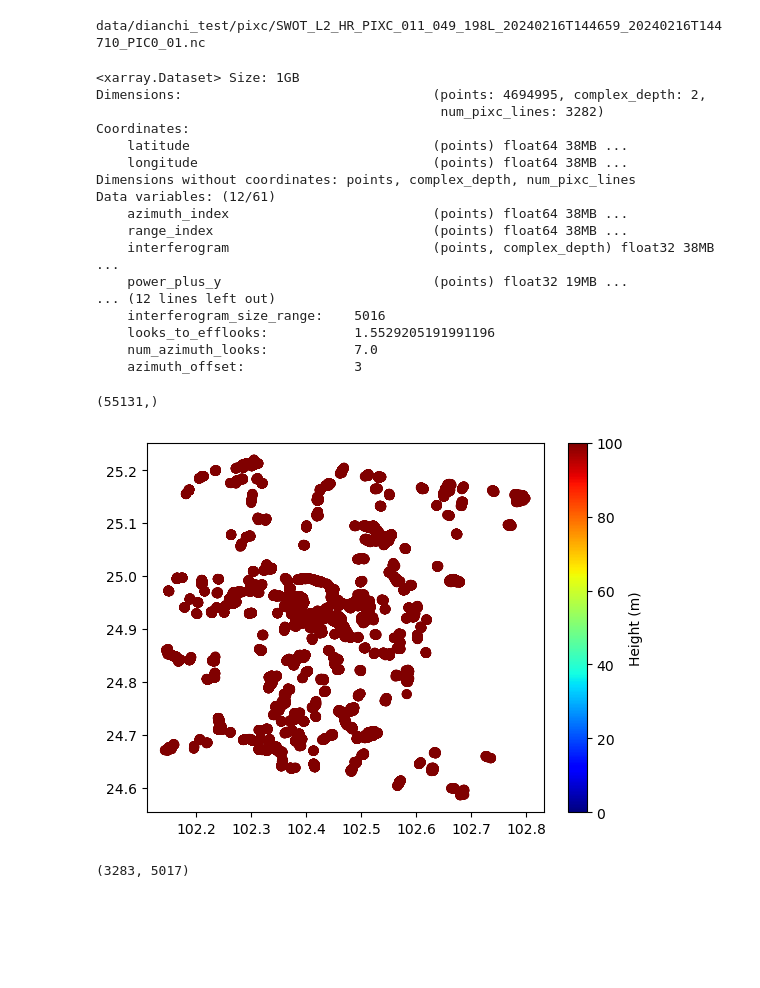
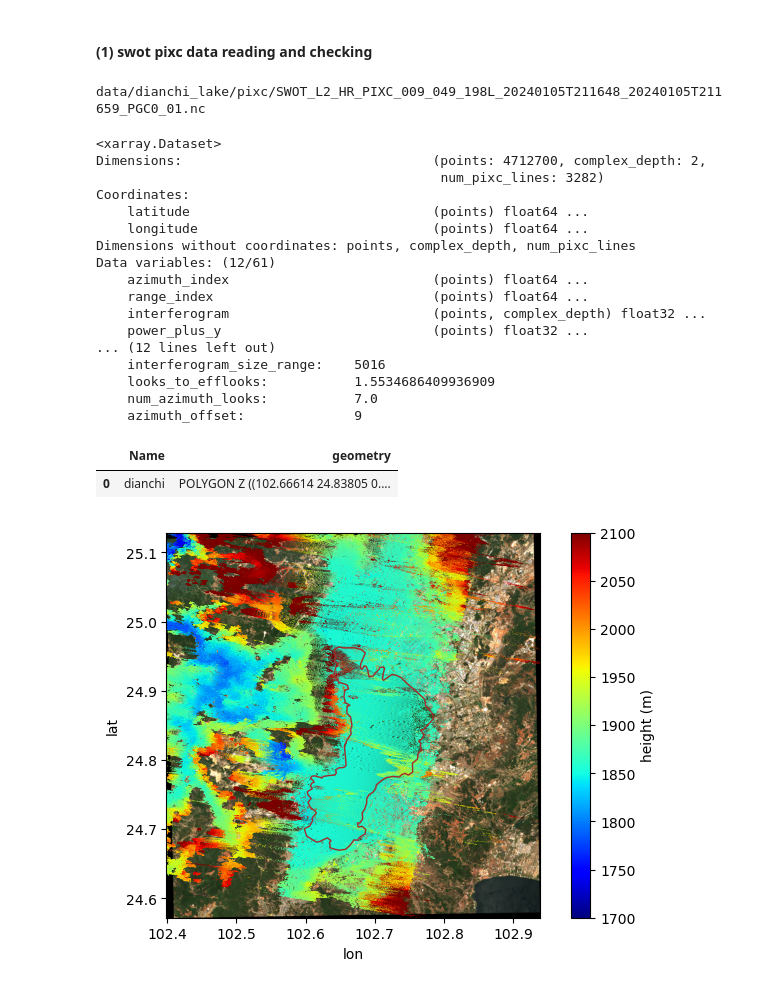
Before and after one commit to xinluo2018/swot-tool, a Jupyter notebook: notebooks/2_dianchi_lake_pixc.ipynb, the cells around one changed output. Saved outputs shown, nothing was run; the diff lists cells and outputs as text; code cells hidden in the pictures; blank space fills up the shorter version.

```diff
--- a/notebooks/2_dianchi_lake_pixc.ipynb
+++ b/notebooks/2_dianchi_lake_pixc.ipynb
@@ -10,38 +15,57 @@ import matplotlib.pyplot as plt
 # %%
 dir_save_pixc = 'data/dianchi_lake/pixc'
 path_dianchi_vec = 'data/dianchi_lake/dianchi_vector.gpkg'
+path_img = 'data/rsimg/dianchi_s2_20200511_wgs84.tif'
+# %% [markdown]
+#### (1) swot pixc data reading and checking
 # %%
 ## Check original .nc raster file.
 paths_file = [os.path.join(dir_save_pixc, file) for file in os.listdir(dir_save_pixc) if 'PIXC_' in file and '.nc' in file]
-print(paths_file[0])
-pixc_nc = xr.open_dataset(paths_file[0], group='pixel_cloud')
+paths_file = sorted(paths_file)
+id = 0
+print(paths_file[id])
+## read one pixc data
+pixc_nc = xr.open_dataset(paths_file[id], group='pixel_cloud')
 pixc_nc
 # %% [output]
-data/dianchi_test/pixc/SWOT_L2_HR_PIXC_011_049_198L_20240216T144659_20240216T144710_PIC0_01.nc
+data/dianchi_lake/pixc/SWOT_L2_HR_PIXC_009_049_198L_20240105T211648_20240105T211659_PGC0_01.nc
-<xarray.Dataset> Size: 1GB
-Dimensions:                                (points: 4694995, complex_depth: 2,
+<xarray.Dataset>
+Dimensions:                                (points: 4712700, complex_depth: 2,
                                             num_pixc_lines: 3282)
 Coordinates:
-    latitude                               (points) float64 38MB ...
-    longitude                              (points) float64 38MB ...
+    latitude                               (points) float64 ...
+    longitude                              (points) float64 ...
 Dimensions without coordinates: points, complex_depth, num_pixc_lines
 Data variables: (12/61)
-    azimuth_index                          (points) float64 38MB ...
-    range_index                            (points) float64 38MB ...
-    interferogram                          (points, complex_depth) float32 38MB ...
-    power_plus_y                           (points) float32 19MB ...
+    azimuth_index                          (points) float64 ...
+    range_index                            (points) float64 ...
+    interferogram                          (points, complex_depth) float32 ...
+    power_plus_y                           (points) float32 ...
 ... (12 lines left out)
     interferogram_size_range:    5016
-    looks_to_efflooks:           1.5529205191991196
+    looks_to_efflooks:           1.5534686409936909
     num_azimuth_looks:           7.0
-    azimuth_offset:              3
+    azimuth_offset:              9
+# %%
+## auxiliary data
+## read remote sensing image
+rsimg_io = readTiff(path_img)
+## read vector file of the lake.
+dianchi_gpd = gpd.read_file(path_dianchi_vec)
+dianchi_gpd
+# %% [output]
+|  | Name | geometry |
+| 0 | dianchi | POLYGON Z ((102.66614 24.83805 0.... |
 # %%
-# mask to get good water pixels
-mask = np.where(np.logical_and(pixc_nc.classification > 2, pixc_nc.geolocation_qual <= 64))
-print(mask[0].shape)
-plt.scatter(x=pixc_nc.longitude[mask], y=pixc_nc.latitude[mask], c=pixc_nc.height[mask], cmap='jet')
-plt.clim((0,100))
-plt.colorbar().set_label('Height (m)')
+# mask = np.where(pixc_nc.geolocation_qual <= 4096)
+# print(mask[0].shape)
+fig, ax = plt.subplots(figsize=(8,5))
+scat = ax.scatter(x=pixc_nc.longitude, y=pixc_nc.latitude, c=pixc_nc.height,
+           s=0.1, edgecolor='none', cmap='jet', clim=(1700, 2100))
+dianchi_gpd.plot(ax=ax, edgecolor='Brown', facecolor='none', linewidth=1)
+imgShow(rsimg_io.array, extent=rsimg_io.geoextent, ax=ax)
+ax.set_xlabel('lon')
+ax.set_ylabel('lat')
+fig.colorbar(scat).set_label('height (m)')
 # %% [output]
-(55131,)
-[figure, old version]
+[figure, new version]
@@ -61,8 +71,0 @@ def toslant(pixc, key='height'):
-# %%
-height = toslant(pixc_nc, key='height')
-geoloc_qual = toslant(pixc_nc, key='geolocation_qual')
-lat = toslant(pixc_nc, key='latitude')
-lon = toslant(pixc_nc, key='longitude')
-print(height.shape)
-# %% [output]
-(3283, 5017)
```
Also changed, not shown: parts of 20 cells of this notebook, 12 other files.
